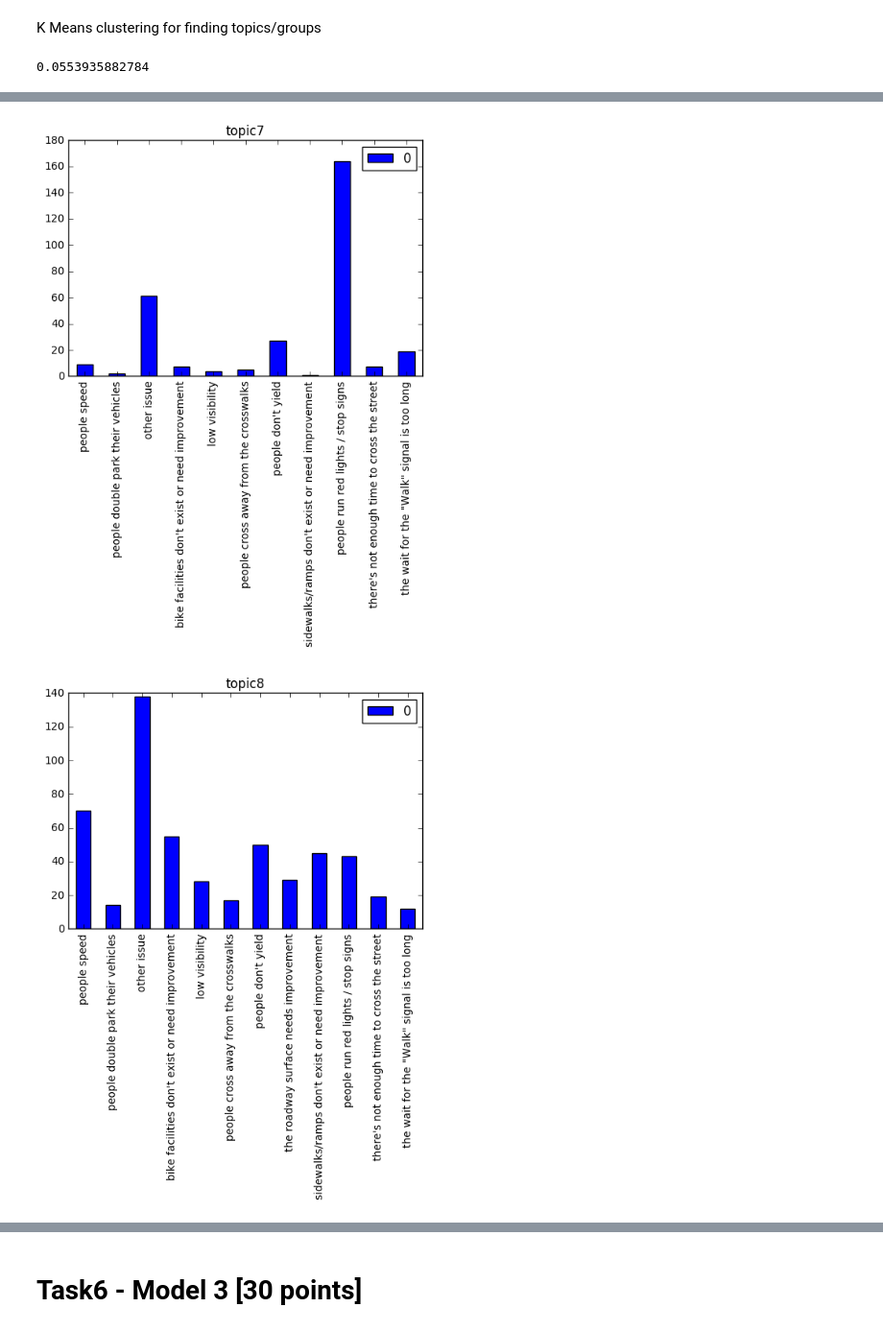
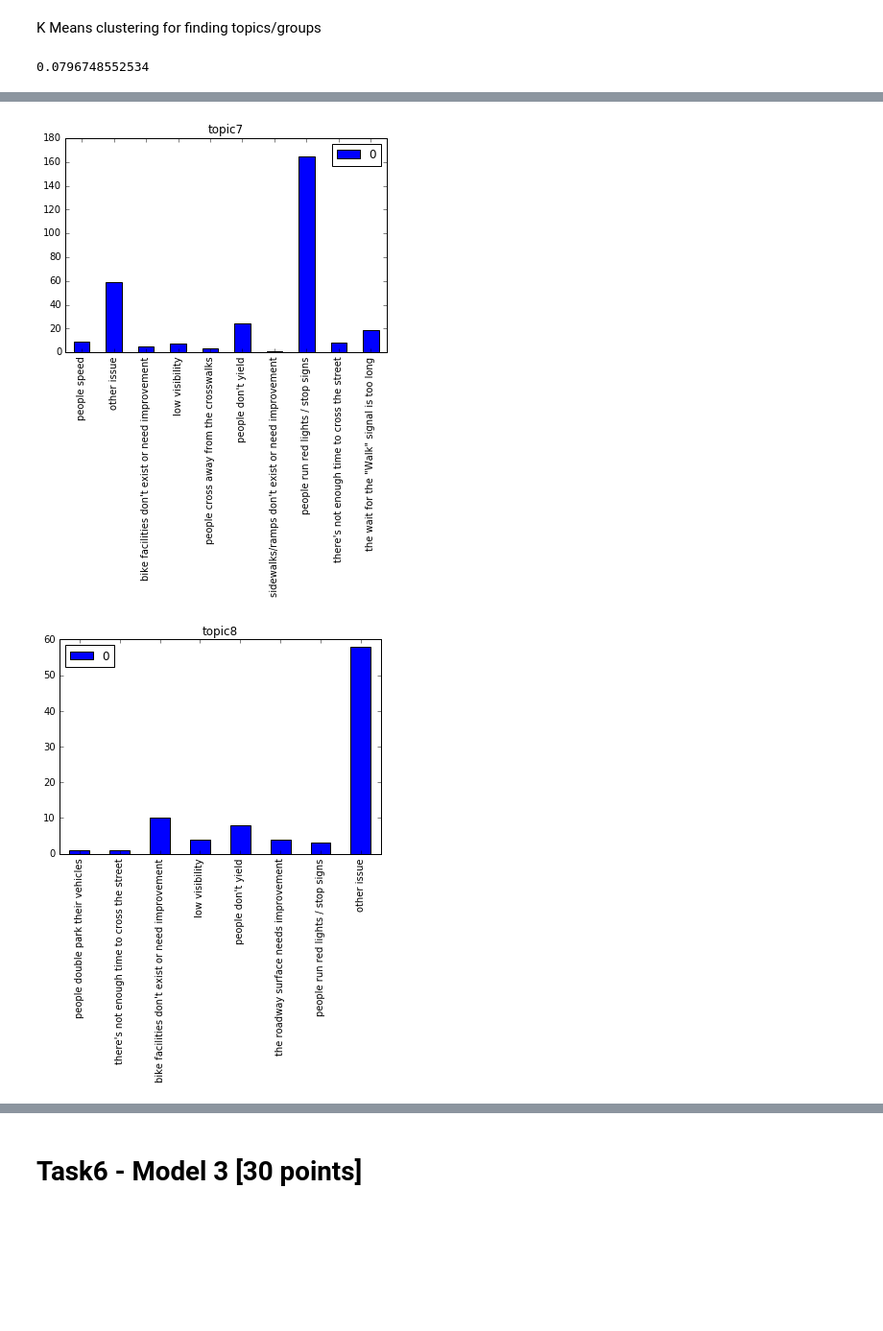
Before and after one commit to abhayspawar/Applied-Machine-Learning-course-assignments, a Jupyter notebook: HW4 Text Mining/hw4_starter_notebook.ipynb, the cells around one changed output, grey strips where cells are left out. Shown at 96% size. Cells and saved outputs as stored; diff of their text form; code cells hidden in the pictures; blank space fills up the shorter version.

```diff
--- a/HW4 Text Mining/hw4_starter_notebook.ipynb
+++ b/HW4 Text Mining/hw4_starter_notebook.ipynb
@@ -64,6 +68,26 @@ targetdf.plot(kind='bar')
 # %%
 data = data[~pd.isnull(data['COMMENTS'])]
 data=data.drop_duplicates(subset=['REQUESTTYPE','COMMENTS']).reset_index(drop=True)
+# %%
+temp = data['COMMENTS'].copy()
+temp[384]=re.sub('\xe2\x80\x99s', '', temp[384])
+temp[986]=re.sub('\xe2\x80\x99s', '', temp[986])
+temp[987]=re.sub('\xe2\x80\x99', '',  temp[987])
+temp[1103]=re.sub('\xe2\x80\x9c', '', temp[1103])
+temp[1103]=re.sub('\xe2\x80\x9d', '', temp[1103])
+temp[1695]=re.sub('\xe2\x80\x93', '', temp[1695])
+temp[2067]=re.sub('90\xc2\xba', '',   temp[2067])
+temp[2645]=re.sub('\xe2\x80\x94', '', temp[2645])
+temp[3813]=re.sub('\xe2\x80\x9c', '', temp[3813])
+temp[3813]=re.sub('\xe2\x80\x99', '', temp[3813])
+temp[3813]=re.sub('\xe2\x80\x9d', '', temp[3813])
+temp[3832]=re.sub('\xe3\x80\x82', '', temp[3832])
+temp[5386]=re.sub('\xe2\x80\x93', '', temp[5386])
+temp[5386]=re.sub('\xe2\x80\x99', '', temp[5386])
+temp[6323]=re.sub('\xe2\x80\x93', '', temp[6323])
+temp[6323]=re.sub('\xe2\x80\x99', '', temp[6323])
+temp[6324]=re.sub('\xe2\x80\x99', '', temp[6324])
+data['COMMENTS'] = temp
 # %% [markdown]
 We clubbed some request type based on the text. If they are similar sematically, we have clubbed them. Following code does the clubbing. We finally have 12 request types.
 # %%
@@ -93,21 +139,2 @@ data['REQUESTTYPE'] = temp
 # %% [markdown]
 Some comments couldn't be read properly and had text which couldn't be processed. We have manually removed this text
-# %%
-data['COMMENTS'][384]=re.sub('\xe2\x80\x99s', '', data['COMMENTS'][384])
-data['COMMENTS'][986]=re.sub('\xe2\x80\x99s', '', data['COMMENTS'][986])
-data['COMMENTS'][987]=re.sub('\xe2\x80\x99', '',  data['COMMENTS'][987])
-data['COMMENTS'][1103]=re.sub('\xe2\x80\x9c', '', data['COMMENTS'][1103])
-data['COMMENTS'][1103]=re.sub('\xe2\x80\x9d', '', data['COMMENTS'][1103])
-data['COMMENTS'][1695]=re.sub('\xe2\x80\x93', '', data['COMMENTS'][1695])
-data['COMMENTS'][2067]=re.sub('90\xc2\xba', '',   data['COMMENTS'][2067])
-data['COMMENTS'][2645]=re.sub('\xe2\x80\x94', '', data['COMMENTS'][2645])
-data['COMMENTS'][3813]=re.sub('\xe2\x80\x9c', '', data['COMMENTS'][3813])
-data['COMMENTS'][3813]=re.sub('\xe2\x80\x99', '', data['COMMENTS'][3813])
-data['COMMENTS'][3813]=re.sub('\xe2\x80\x9d', '', data['COMMENTS'][3813])
-data['COMMENTS'][3832]=re.sub('\xe3\x80\x82', '', data['COMMENTS'][3832])
-data['COMMENTS'][5386]=re.sub('\xe2\x80\x93', '', data['COMMENTS'][5386])
-data['COMMENTS'][5386]=re.sub('\xe2\x80\x99', '', data['COMMENTS'][5386])
-data['COMMENTS'][6323]=re.sub('\xe2\x80\x93', '', data['COMMENTS'][6323])
-data['COMMENTS'][6323]=re.sub('\xe2\x80\x99', '', data['COMMENTS'][6323])
-data['COMMENTS'][6324]=re.sub('\xe2\x80\x99', '', data['COMMENTS'][6324])
-#data=data2.copy()
@@ -382,7 +387,7 @@ Converged at iteration 3
 topicsnmf = {}
 for i in range(len(nmfarray)):
     topicsnmf[i] = np.where(nmfarray[i]==np.max(nmfarray[i]))[0][0]
-topicsnmf = np.array(topicsnmf.values())
+topicsnmf = np.array(list(topicsnmf.values()))
 # %%
 topicslda = {}
 for i in range(len(ldaarray)):
@@ -400,6 +405,7 @@ for i in range(12):
     topic = y_train.iloc[np.where(topicsnmf == i)]
     classcounts = Counter(topic)
     targetdf = pd.DataFrame.from_dict(classcounts,orient='index')
+    targetdf = targetdf.astype(float)
     ax[i] = targetdf.plot(kind='bar')
     ax[i].set_title("topic" + str(i))
 # %% [output]
@@ -433,13 +446,14 @@ n_clusters=12
 kmeans = KMeans(n_clusters,random_state = 0).fit_predict(xvecttrain)
 print(adjusted_rand_score(y_train,kmeans))
 # %% [output]
-0.0553935882784
+0.0796748552534
 # %%
 f,ax = plt.subplots(n_clusters)
 for i in range(n_clusters):
     topic = y_train.iloc[np.where(kmeans == i)]
     classcounts = Counter(topic)
     targetdf = pd.DataFrame.from_dict(classcounts,orient='index')
+    targetdf = targetdf.astype(float)
     ax[i] = targetdf.plot(kind='bar')
     ax[i].set_title("topic" + str(i))
 # %% [output]
@@ -454,2 +468,2 @@ for i in range(n_clusters):
-[figure, old version]
+[figure, new version]
-[figure, old version]
+[figure, new version]
```
Also changed, not shown: parts of 29 cells of this notebook, 17 other files.
